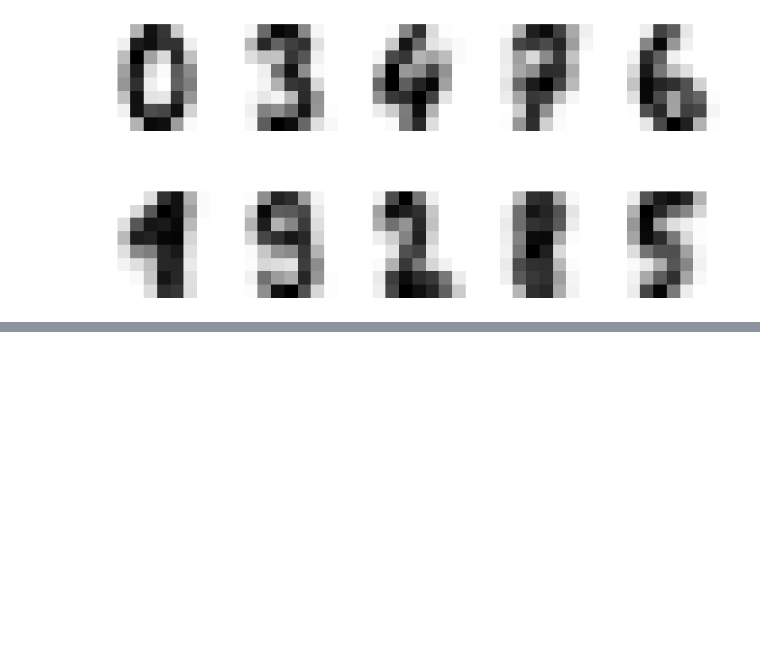
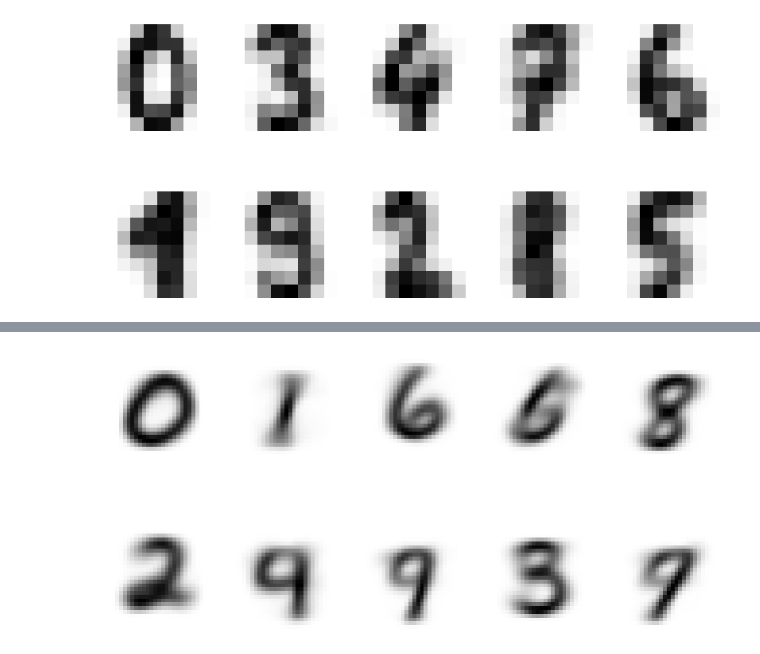
Before and after one commit to ArthurBauzou/simplon_datai_2025, a Jupyter notebook: 4-clustering/clustering.ipynb, the cells around one changed output, grey strips where cells are left out. Cells and saved outputs as stored; diff of their text form; code cells hidden in the pictures; blank space fills up the shorter version.

```diff
--- a/4-clustering/clustering.ipynb
+++ b/4-clustering/clustering.ipynb
@@ -50,0 +107,10 @@ for axe, image in zip(axes.reshape(1,10)[0], centers):
+# %%
+centers = [np.reshape(c, (-1,28)) for c in km.cluster_centers_]
+centers = np.round(centers)
+
+_, axes = plt.subplots(nrows=2, ncols=5, figsize=(10, 5))
+for axe, image in zip(axes.reshape(1,10)[0], centers):
+    axe.set_axis_off()
+    axe.imshow(image, cmap=plt.cm.gray_r, interpolation="nearest")
+# %% [output]
+[figure, added]
```
Also changed, not shown: parts of 5 cells of this notebook, 1 other file.
